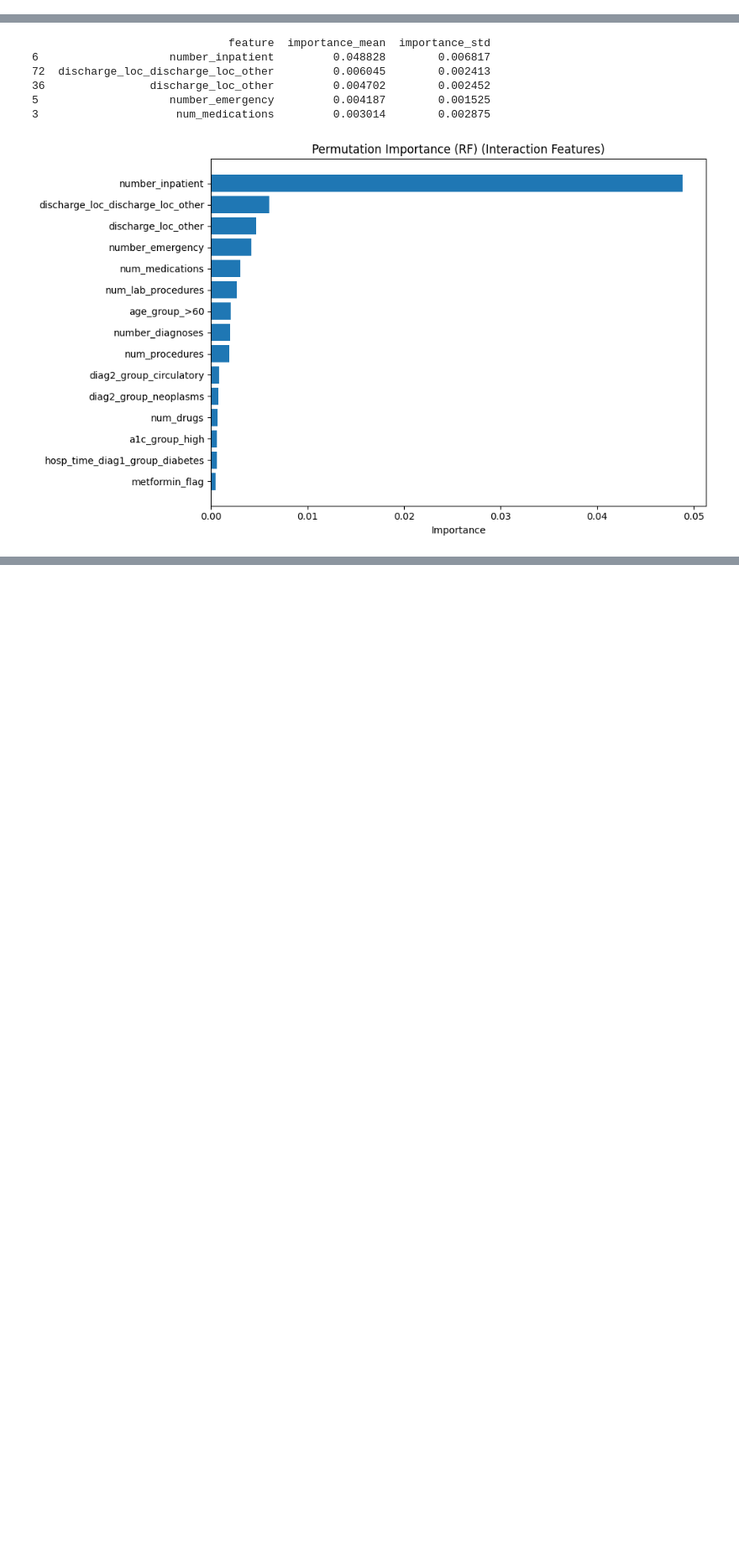
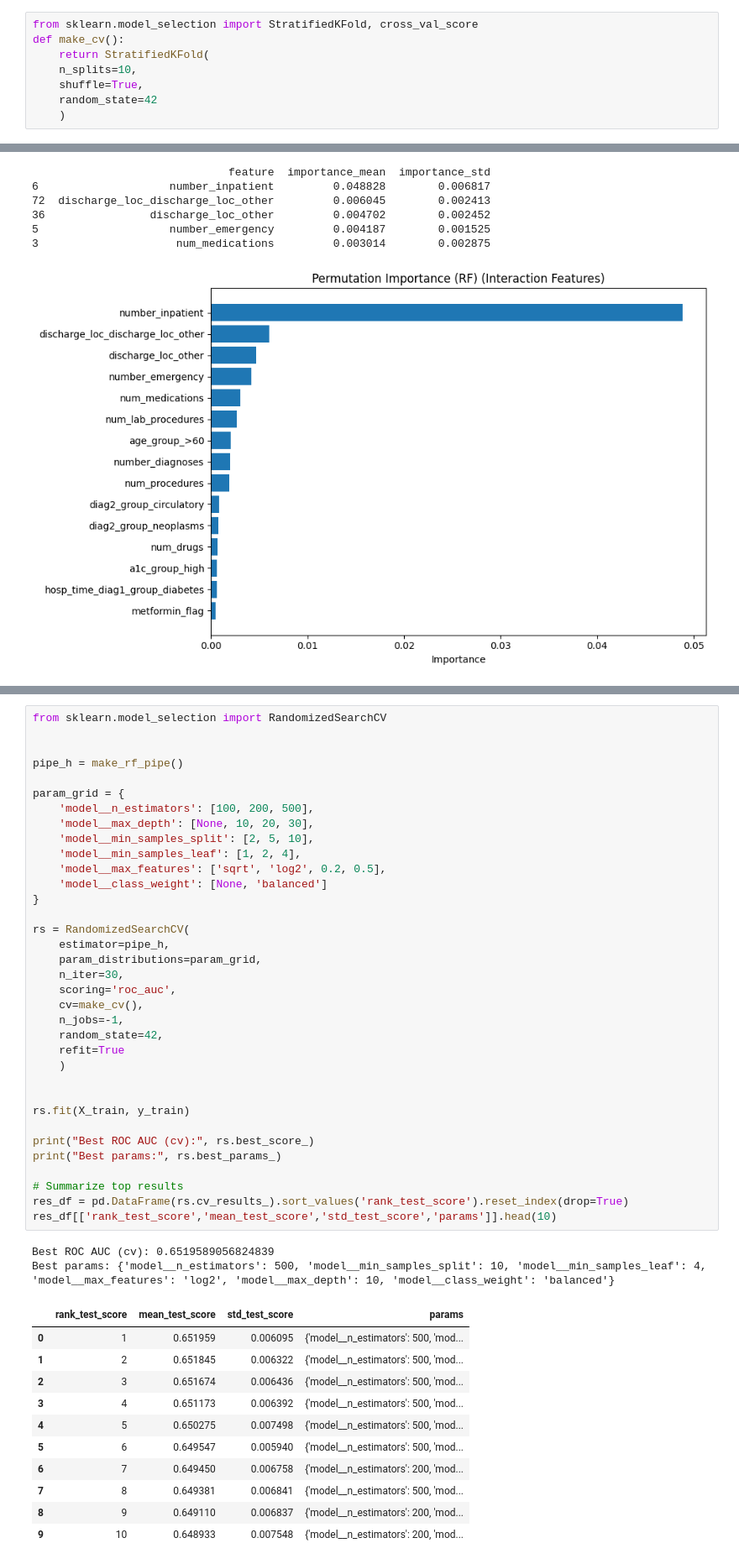
Before and after one commit to meaton96/Eaton_633_Project, a Jupyter notebook: notebooks/02_Random_Forest.ipynb, the cells around one changed output, grey strips where cells are left out. Shown at 84% size. Cells and saved outputs as stored; diff of their text form; blank space fills up the shorter version.

```diff
--- a/notebooks/02_Random_Forest.ipynb
+++ b/notebooks/02_Random_Forest.ipynb
@@ -25 +27,9 @@ X_train, X_test, y_train, y_test = train_test_split(df.drop(columns=['target']),
+# %%
+from sklearn.model_selection import StratifiedKFold, cross_val_score
+def make_cv():
+    return StratifiedKFold(
+    n_splits=10,
+    shuffle=True,
+    random_state=42
+    )
 # %%
@@ -256,0 +243,49 @@ plot_feature_importance(feat_perm_rt_int, 'feature', 'importance_mean', 15, 'Per
+# %%
+from sklearn.model_selection import RandomizedSearchCV
+
+
+pipe_h = make_rf_pipe()
+
+param_grid = {
+    'model__n_estimators': [100, 200, 500],
+    'model__max_depth': [None, 10, 20, 30],
+    'model__min_samples_split': [2, 5, 10],
+    'model__min_samples_leaf': [1, 2, 4],
+    'model__max_features': ['sqrt', 'log2', 0.2, 0.5],
+    'model__class_weight': [None, 'balanced']
+}
+
+rs = RandomizedSearchCV(
+    estimator=pipe_h,
+    param_distributions=param_grid,
+    n_iter=30,
+    scoring='roc_auc',
+    cv=make_cv(),
+    n_jobs=-1,
+    random_state=42,
+    refit=True
+    )
+
+
+rs.fit(X_train, y_train)
+
+print("Best ROC AUC (cv):", rs.best_score_)
+print("Best params:", rs.best_params_)
+
+# Summarize top results
+res_df = pd.DataFrame(rs.cv_results_).sort_values('rank_test_score').reset_index(drop=True)
+res_df[['rank_test_score','mean_test_score','std_test_score','params']].head(10)
+# %% [output]
+Best ROC AUC (cv): 0.6519589056824839
+Best params: {'model__n_estimators': 500, 'model__min_samples_split': 10, 'model__min_samples_leaf': 4, 'model__max_features': 'log2', 'model__max_depth': 10, 'model__class_weight': 'balanced'}
+|  | rank_test_score | mean_test_score | std_test_score | params |
+| 0 | 1 | 0.651959 | 0.006095 | {'model__n_estimators': 500, 'mod... |
+| 1 | 2 | 0.651845 | 0.006322 | {'model__n_estimators': 500, 'mod... |
+| 2 | 3 | 0.651674 | 0.006436 | {'model__n_estimators': 500, 'mod... |
+| 3 | 4 | 0.651173 | 0.006392 | {'model__n_estimators': 500, 'mod... |
+| 4 | 5 | 0.650275 | 0.007498 | {'model__n_estimators': 500, 'mod... |
+| 5 | 6 | 0.649547 | 0.005940 | {'model__n_estimators': 500, 'mod... |
+| 6 | 7 | 0.649450 | 0.006758 | {'model__n_estimators': 200, 'mod... |
+| 7 | 8 | 0.649381 | 0.006841 | {'model__n_estimators': 500, 'mod... |
+| 8 | 9 | 0.649110 | 0.006837 | {'model__n_estimators': 200, 'mod... |
+| 9 | 10 | 0.648933 | 0.007548 | {'model__n_estimators': 200, 'mod... |
```
Also changed, not shown: parts of 11 cells of this notebook.
